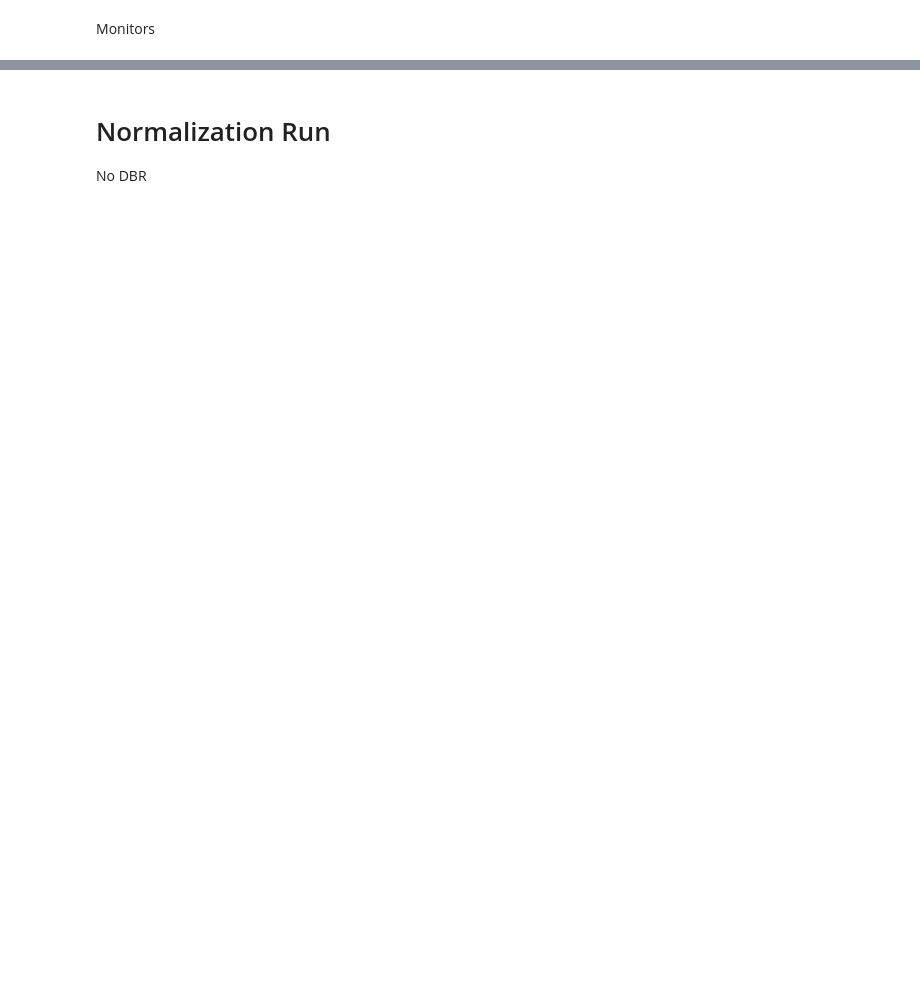
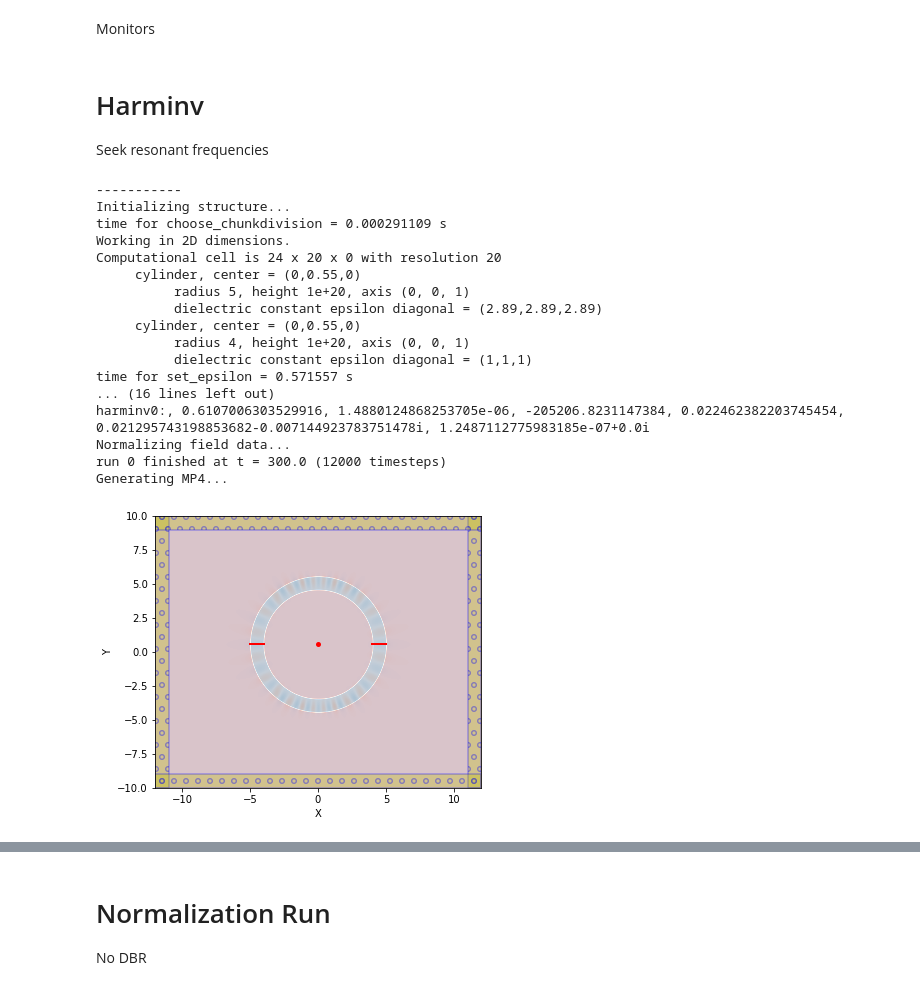
Before and after one commit to leonardocattarin/LabAdvPhotonicsMeep, a Jupyter notebook: Microring_Resonator/Test_Ring_Resonator.ipynb, the cells around one changed output, grey strips where cells are left out. Saved outputs shown, nothing was run; the diff lists cells and outputs as text; code cells hidden in the pictures; blank space fills up the shorter version.

Commit message:
Updated Harminv

```diff
--- a/Microring_Resonator/Test_Ring_Resonator.ipynb
+++ b/Microring_Resonator/Test_Ring_Resonator.ipynb
@@ -142,2 +141,78 @@ df_mon = df
 #Point for simulation termination condition
 check_pt = mp.Vector3(mon_2_x - 0.1, mon_2_y)
+# %% [markdown]
+# Harminv
+Seek resonant frequencies
+# %%
+har_pt = mp.Vector3(ring_x + 0.5, ring_y + ring_r + ring_w/2)
+# %%
+#Geometry objects
+ext_ring = mp.Cylinder(radius=ring_r+ring_w,
+                    center=mp.Vector3(ring_x, ring_y),
+                    material = mp.Medium(index=n_ring))
+int_ring = mp.Cylinder(radius=ring_r,
+                    center=mp.Vector3(ring_x, ring_y))
+
+geometry = [ext_ring,
+            int_ring]
+
+#define sources
+#gaussian pulse with f_central and df
+sources = [mp.Source(mp.GaussianSource(frequency=f_central, fwidth=df*3),
+                     component=mp.Ez,
+                     center=mp.Vector3(ring_x + ring_r + ring_w/2, ring_y),
+                     size=mp.Vector3(ring_w, 0)),
+
+                     mp.Source(mp.GaussianSource(frequency=f_central, fwidth=df*3),
+                     component=mp.Ez,
+                     center=mp.Vector3(-(ring_x + ring_r + ring_w/2), ring_y),
+                     size=mp.Vector3(ring_w, 0)),
+
+                     mp.Source(mp.GaussianSource(frequency=f_central, fwidth=df*3),
+                     component=mp.Ez,
+                     center=mp.Vector3(ring_x, ring_y))]
+
+#define boundary conditions
+pml_layers = [mp.PML(pml_thickness)]
+
+#Instance simulation with chosen parameters
+sim = mp.Simulation(cell_size=cell,
+                    boundary_layers=pml_layers,
+                    sources=sources,
+                    geometry=geometry,
+                    resolution=resolution)
+
+animate = mp.Animate2D(sim,
+                       fields=mp.Ez,
+                       normalize=True,
+                       realtime=False,
+                       eps_parameters={'alpha':1, 'cmap':'RdBu', 'interpolation':'spline36'},
+                       field_parameters={'alpha':0.8, 'cmap':'RdBu', 'interpolation':'spline36'},
+                       boundary_parameters={'hatch':'o', 'linewidth':1.5, 'facecolor':'y', 'edgecolor':'b', 'alpha':0.3})
+
+har = mp.Harminv(mp.Ez, har_pt, f_central, df)
+
+#Simulate
+mp.verbosity(1)
+sim.run(mp.after_sources(har), mp.at_every(1, animate), until=300)
+
+animate.to_mp4(10, "Ez_Harminv.mp4")
+# %% [output]
+-----------
+Initializing structure...
+time for choose_chunkdivision = 0.000291109 s
+Working in 2D dimensions.
+Computational cell is 24 x 20 x 0 with resolution 20
+     cylinder, center = (0,0.55,0)
+          radius 5, height 1e+20, axis (0, 0, 1)
+          dielectric constant epsilon diagonal = (2.89,2.89,2.89)
+     cylinder, center = (0,0.55,0)
+          radius 4, height 1e+20, axis (0, 0, 1)
+          dielectric constant epsilon diagonal = (1,1,1)
+time for set_epsilon = 0.571557 s
+... (16 lines left out)
+harminv0:, 0.6107006303529916, 1.4880124868253705e-06, -205206.8231147384, 0.022462382203745454, 0.021295743198853682-0.007144923783751478i, 1.2487112775983185e-07+0.0i
+Normalizing field data...
+run 0 finished at t = 300.0 (12000 timesteps)
+Generating MP4...
+[figure, added]
```
Also changed, not shown: parts of 7 cells of this notebook, 2 other files.
